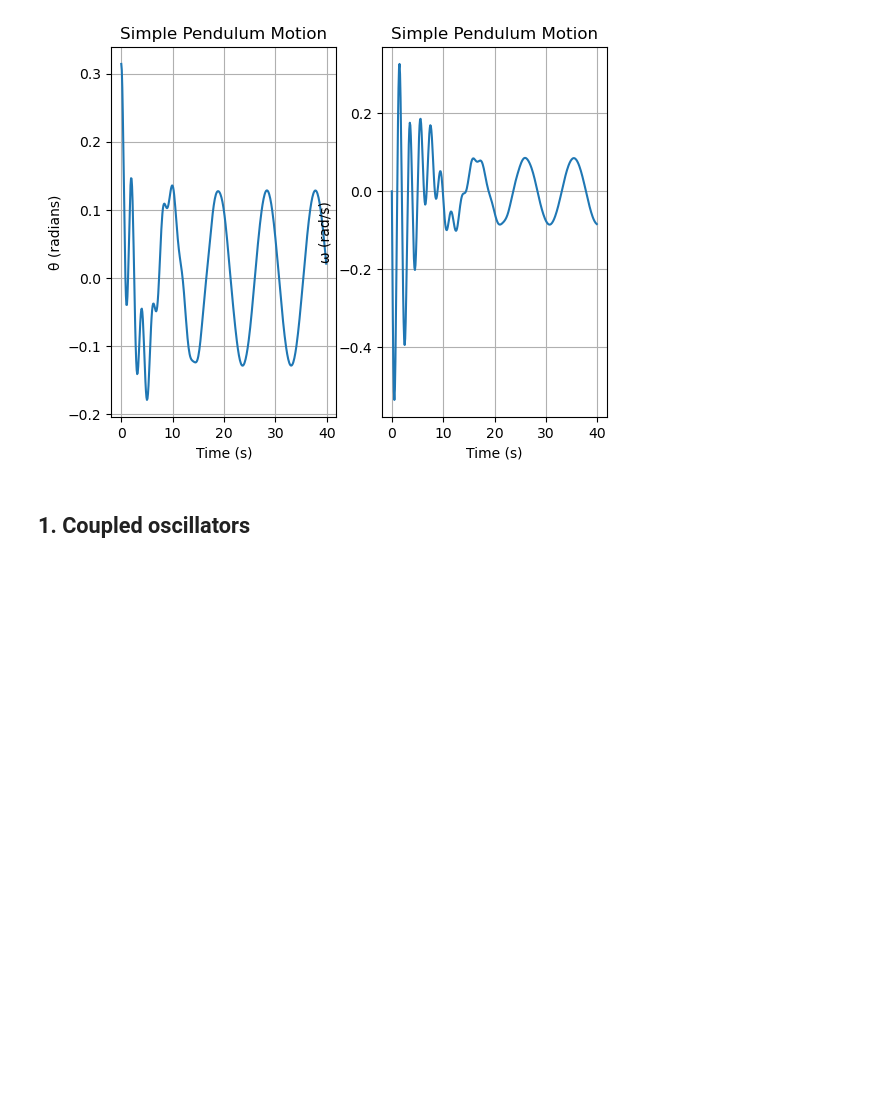
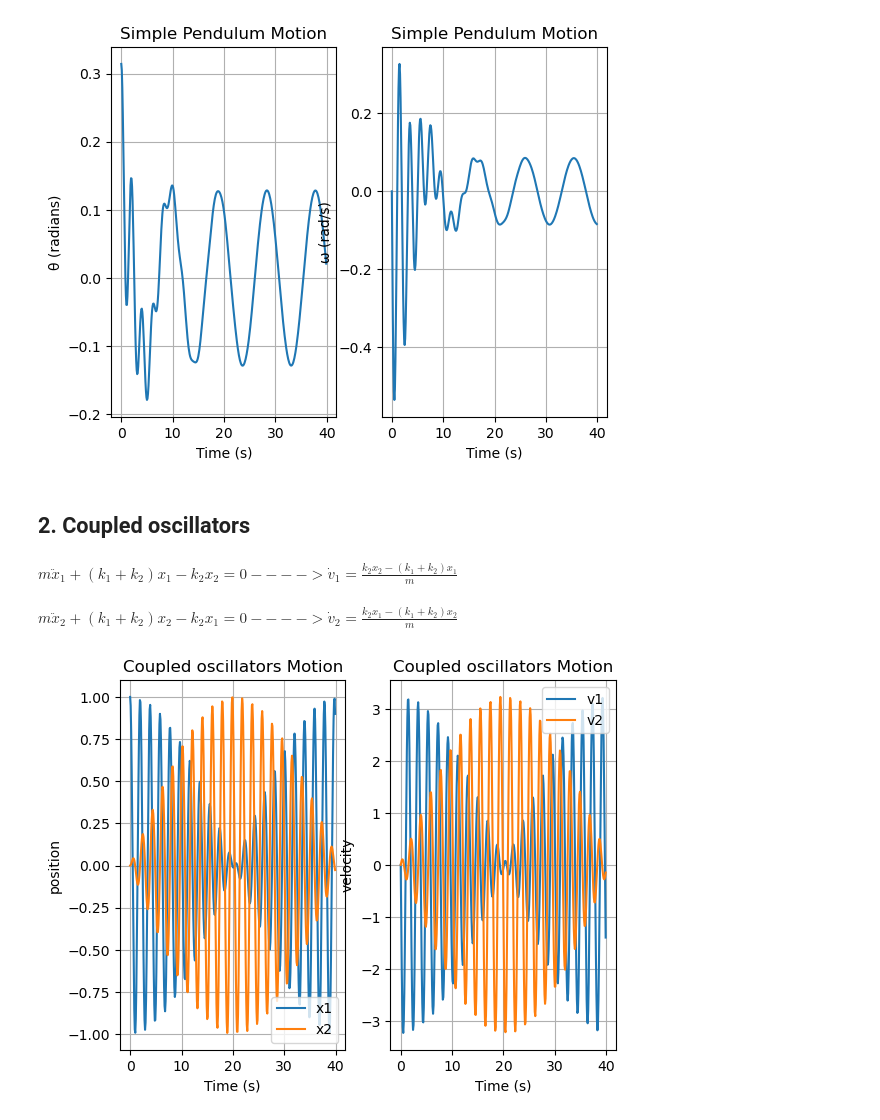
Before and after one commit to Alverd02/Simulations, a Jupyter notebook: Simulations.ipynb, the cells around one changed output. Saved outputs shown, nothing was run; the diff lists cells and outputs as text; code cells hidden in the pictures; blank space fills up the shorter version.

```diff
--- a/Simulations.ipynb
+++ b/Simulations.ipynb
@@ -446,4 +446,43 @@ plt.show()
 # %% [output]
 [figure]
 # %% [markdown]
-## 1. Coupled oscillators
+## 2. Coupled oscillators
+# %% [markdown]
+$m\ddot x_1 + (k_1+k_2)x_1-k_2x_2 = 0---->\dot v_1 = \frac{k_2x_2-(k_1+k_2)x_1}{m}$
+# %% [markdown]
+$m\ddot x_2 + (k_1+k_2)x_2-k_2x_1 = 0---->\dot v_2 = \frac{k_2x_1-(k_1+k_2)x_2}{m}$
+# %%
+def equdif(y,t,m,k1,k2):
+    x1,x2,v1,v2 = y
+    dydt = (v1,v2,(k2*x2-(k1+k2)*x1)/m,(k2*x1-(k1+k2)*x2)/m)
+    return dydt
+t = np.arange(0,40,0.1)
+k1 = 10
+k2 = 0.5
+m = 1 #kg
+y_0 = (1,0,0,0)
+sol = sc.integrate.odeint(equdif,y_0,t,args=(m,k1,k2))
+
+plt.subplot(1,2,1)
+
+plt.plot(t, sol[:, 0],label="x1")
+plt.xlabel('Time (s)')
+plt.ylabel('position')
+plt.grid(True)
+plt.title('Coupled oscillators Motion')
+plt.plot(t, sol[:, 1],label="x2")
+plt.legend()
+plt.subplot(1,2,2)
+
+plt.plot(t, sol[:, 2],label="v1")
+plt.xlabel('Time (s)')
+plt.ylabel('velocity')
+plt.grid(True)
+plt.title('Coupled oscillators Motion')
+plt.plot(t, sol[:, 3],label="v2")
+plt.grid(True)
+
+plt.legend()
+plt.show()
+# %% [output]
+[figure, added]
```
